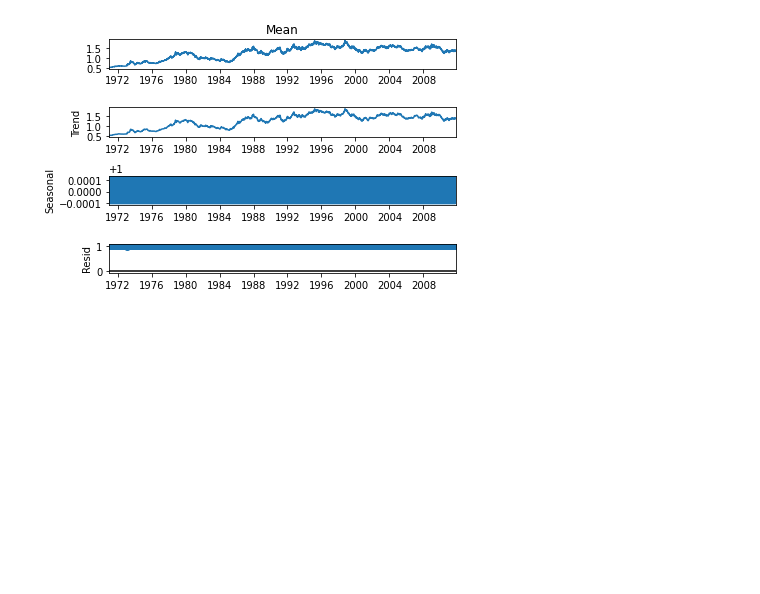
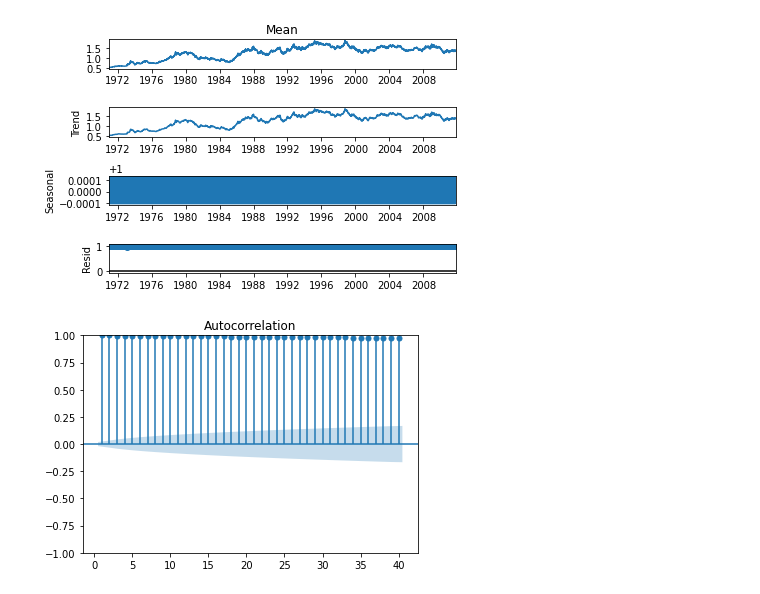
Before and after one commit to mrokooie/ForexAnalysis, a Jupyter notebook: ForexDateTime.ipynb, the cells around one changed output. Saved outputs shown, nothing was run; the diff lists cells and outputs as text; code cells hidden in the pictures; blank space fills up the shorter version.

```diff
--- a/ForexDateTime.ipynb
+++ b/ForexDateTime.ipynb
@@ -306,3 +308,8 @@ season_decom_mul.plot()
 plt.show()
 # %% [output]
 [figure]
+# %%
+sgt.plot_acf(data_train.Mean,lags = 40, zero = False)
+plt.show()
+# %% [output]
+[figure, added]
```
Also changed, not shown: parts of 17 cells of this notebook.
